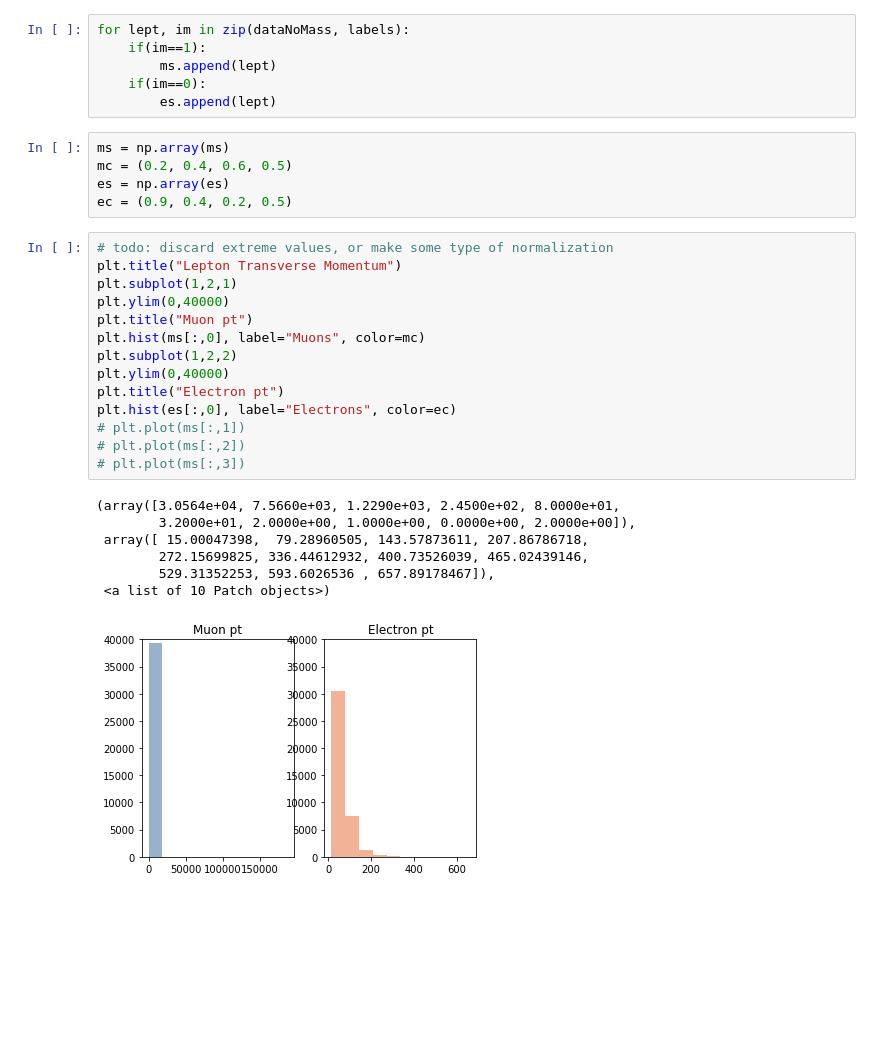
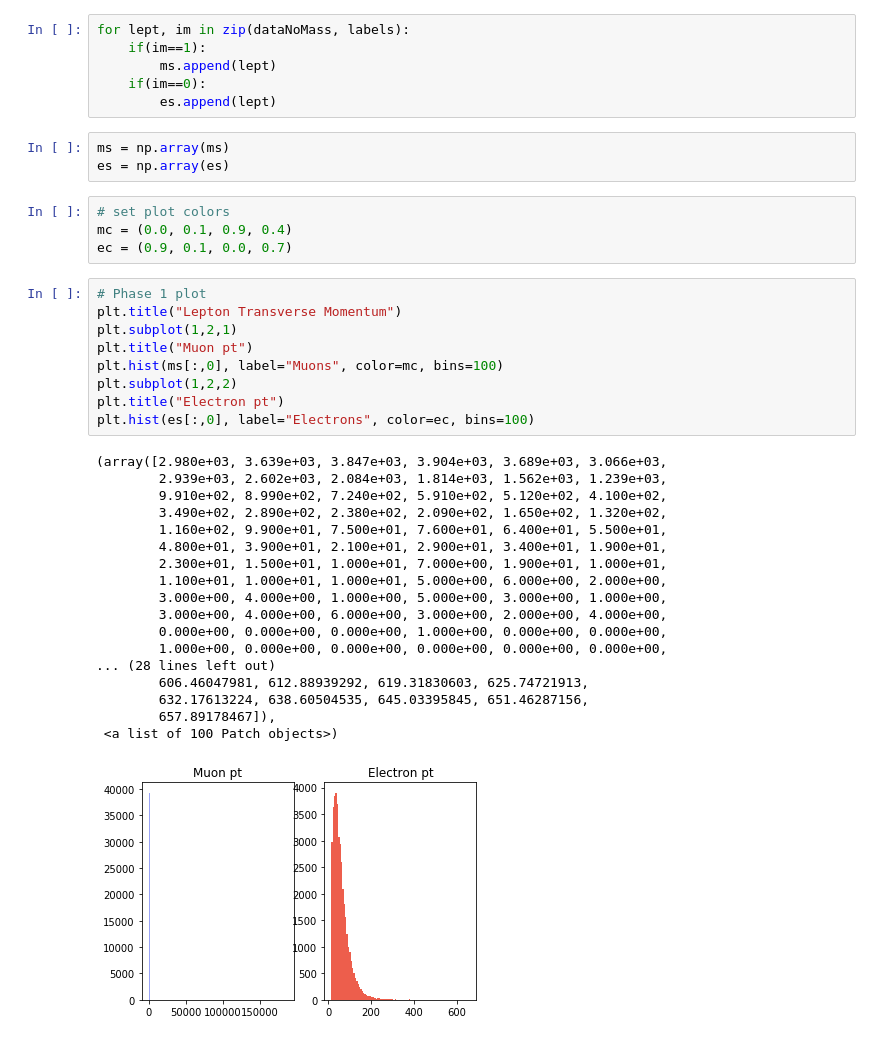
Before and after one commit to btannenw/CMS_machineLearning, a Jupyter notebook: leptonIdentificationNN/PlottingLeptonFeatures.ipynb, the cells around one changed output. Drawn from its saved outputs; the diff is of its cells as text; blank space fills up the shorter version.

```diff
--- a/leptonIdentificationNN/PlottingLeptonFeatures.ipynb
+++ b/leptonIdentificationNN/PlottingLeptonFeatures.ipynb
@@ -19,28 +30,36 @@ for lept, im in zip(dataNoMass, labels):
         es.append(lept)
 # %%
 ms = np.array(ms)
-mc = (0.2, 0.4, 0.6, 0.5)
 es = np.array(es)
-ec = (0.9, 0.4, 0.2, 0.5)
+# %%
+# set plot colors
+mc = (0.0, 0.1, 0.9, 0.4)
+ec = (0.9, 0.1, 0.0, 0.7)
 # %%
-# todo: discard extreme values, or make some type of normalization
+# Phase 1 plot
 plt.title("Lepton Transverse Momentum")
 plt.subplot(1,2,1)
-plt.ylim(0,40000)
 plt.title("Muon pt")
-plt.hist(ms[:,0], label="Muons", color=mc)
+plt.hist(ms[:,0], label="Muons", color=mc, bins=100)
 plt.subplot(1,2,2)
-plt.ylim(0,40000)
 plt.title("Electron pt")
-plt.hist(es[:,0], label="Electrons", color=ec)
-# plt.plot(ms[:,1])
-# plt.plot(ms[:,2])
-# plt.plot(ms[:,3])
+plt.hist(es[:,0], label="Electrons", color=ec, bins=100)
 # %% [output]
-(array([3.0564e+04, 7.5660e+03, 1.2290e+03, 2.4500e+02, 8.0000e+01,
-        3.2000e+01, 2.0000e+00, 1.0000e+00, 0.0000e+00, 2.0000e+00]),
- array([ 15.00047398,  79.28960505, 143.57873611, 207.86786718,
-        272.15699825, 336.44612932, 400.73526039, 465.02439146,
-        529.31352253, 593.6026536 , 657.89178467]),
- <a list of 10 Patch objects>)
+(array([2.980e+03, 3.639e+03, 3.847e+03, 3.904e+03, 3.689e+03, 3.066e+03,
+        2.939e+03, 2.602e+03, 2.084e+03, 1.814e+03, 1.562e+03, 1.239e+03,
+        9.910e+02, 8.990e+02, 7.240e+02, 5.910e+02, 5.120e+02, 4.100e+02,
+        3.490e+02, 2.890e+02, 2.380e+02, 2.090e+02, 1.650e+02, 1.320e+02,
+        1.160e+02, 9.900e+01, 7.500e+01, 7.600e+01, 6.400e+01, 5.500e+01,
+        4.800e+01, 3.900e+01, 2.100e+01, 2.900e+01, 3.400e+01, 1.900e+01,
+        2.300e+01, 1.500e+01, 1.000e+01, 7.000e+00, 1.900e+01, 1.000e+01,
+        1.100e+01, 1.000e+01, 1.000e+01, 5.000e+00, 6.000e+00, 2.000e+00,
+        3.000e+00, 4.000e+00, 1.000e+00, 5.000e+00, 3.000e+00, 1.000e+00,
+        3.000e+00, 4.000e+00, 6.000e+00, 3.000e+00, 2.000e+00, 4.000e+00,
+        0.000e+00, 0.000e+00, 0.000e+00, 1.000e+00, 0.000e+00, 0.000e+00,
+        1.000e+00, 0.000e+00, 0.000e+00, 0.000e+00, 0.000e+00, 0.000e+00,
+... (28 lines left out)
+        606.46047981, 612.88939292, 619.31830603, 625.74721913,
+        632.17613224, 638.60504535, 645.03395845, 651.46287156,
+        657.89178467]),
+ <a list of 100 Patch objects>)
-[figure, old version]
+[figure, new version]
```
Also changed, not shown: parts of 12 cells of this notebook.
